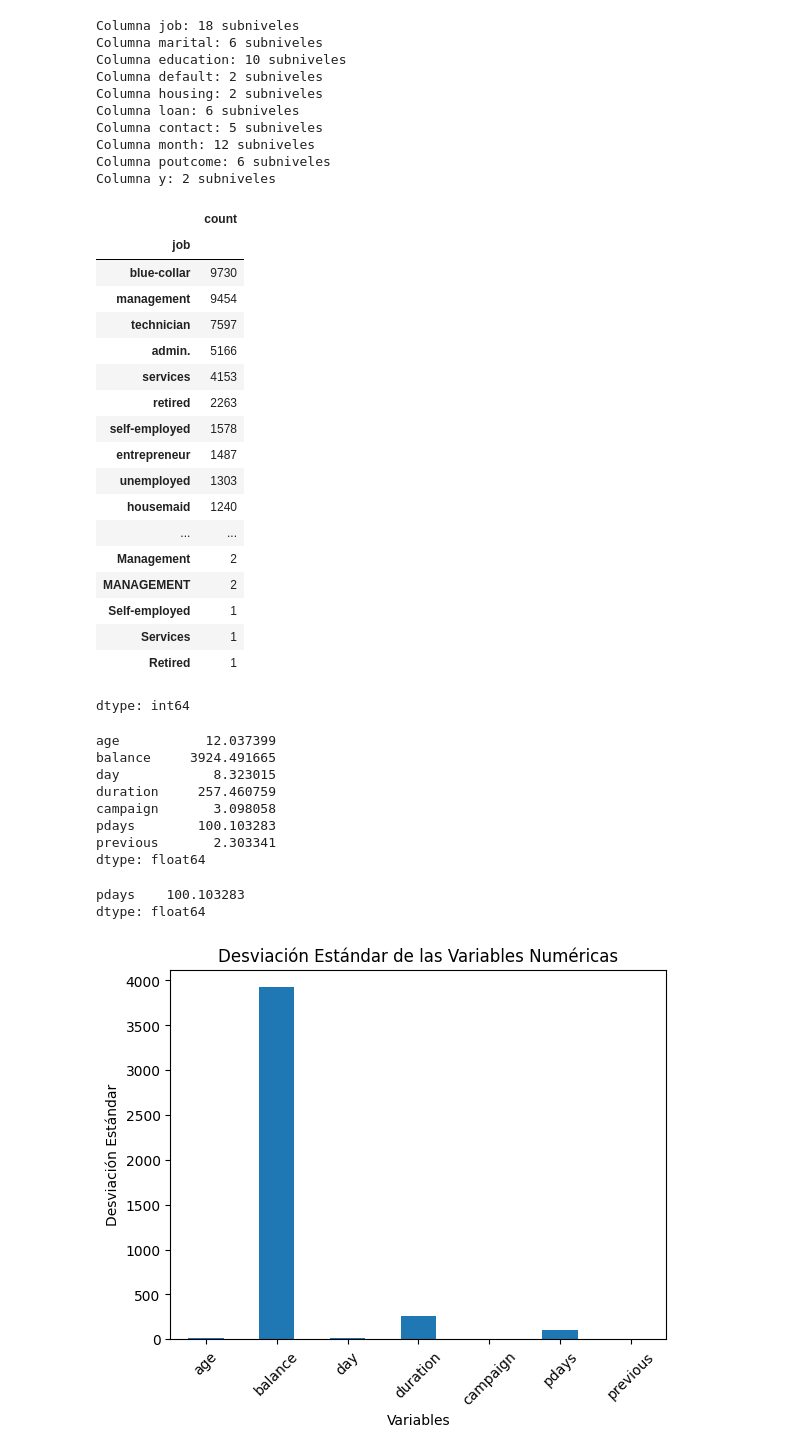
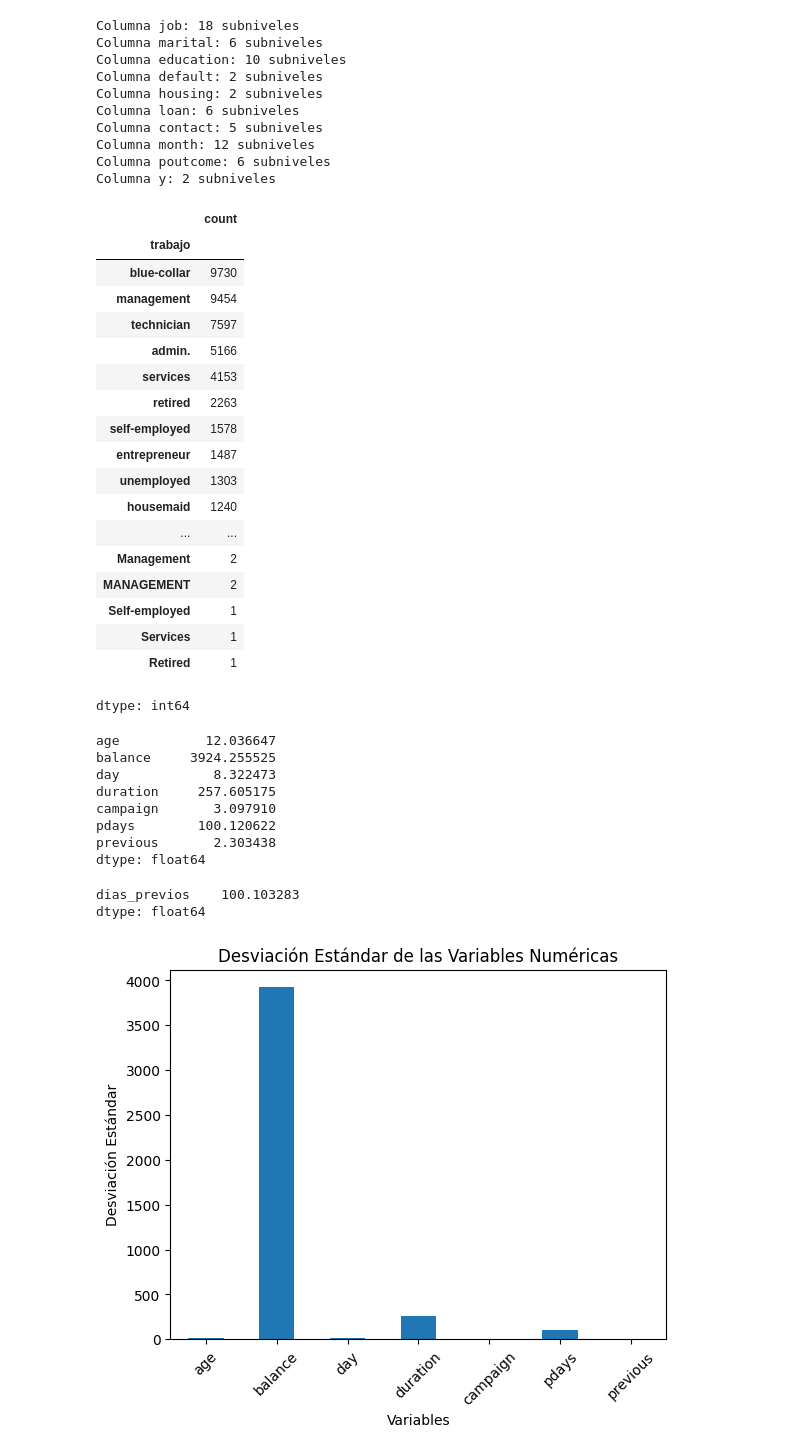
Before and after one commit to DAVIDCUEAGUI/LABORATORIO, a Jupyter notebook: Laboratorio_1_LuisCuellar.ipynb, the cells around one changed output. Cells and saved outputs as stored; diff of their text form; code cells hidden in the pictures.

```diff
--- a/Laboratorio_1_LuisCuellar.ipynb
+++ b/Laboratorio_1_LuisCuellar.ipynb
@@ -270,10 +254,10 @@ Columna poutcome: 6 subniveles
 Columna y: 2 subniveles
 # %%
 #Conteo los valores
-pd.value_counts(df_banco_rename['job'])
+pd.value_counts(df_banco_rename['trabajo'])
 # %% [output]
 |  | count |
-| job |  |
+| trabajo |  |
 | blue-collar | 9730 |
 | management | 9454 |
 | technician | 7597 |
@@ -293,26 +277,26 @@ pd.value_counts(df_banco_rename['job'])
 dtype: int64
 # %%
 # Calcular la desviación estándar para las columnas numéricas
-desviaciones_estandar = df_banco_rename[['age', 'balance', 'day', 'duration', 'campaign', 'pdays', 'previous']].std()
+desviaciones_estandar = df_banco[['age', 'balance', 'day', 'duration', 'campaign', 'pdays', 'previous']].std()
 
 # Imprimir las desviaciones estándar
 print(desviaciones_estandar)
 # %% [output]
-age           12.037399
-balance     3924.491665
-day            8.323015
-duration     257.460759
-campaign       3.098058
-pdays        100.103283
-previous       2.303341
+age           12.036647
+balance     3924.255525
+day            8.322473
+duration     257.605175
+campaign       3.097910
+pdays        100.120622
+previous       2.303438
 dtype: float64
 # %%
-destd_pdays = df_banco_rename[['pdays']].std()
+destd_pdays = df_banco_rename[['dias_previos']].std()
 
 # Imprimir las desviaciones estándar
 print(destd_pdays)
 # %% [output]
-pdays    100.103283
+dias_previos    100.103283
 dtype: float64
 # %%
 # Crear una gráfica de barras para representar las desviaciones estándar
```
Also changed, not shown: parts of 28 cells of this notebook.
